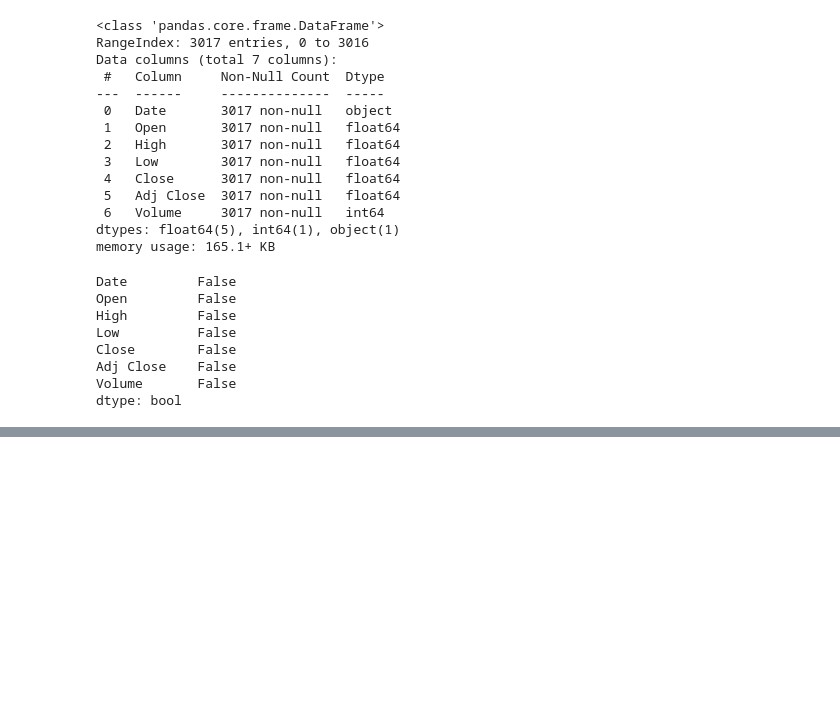
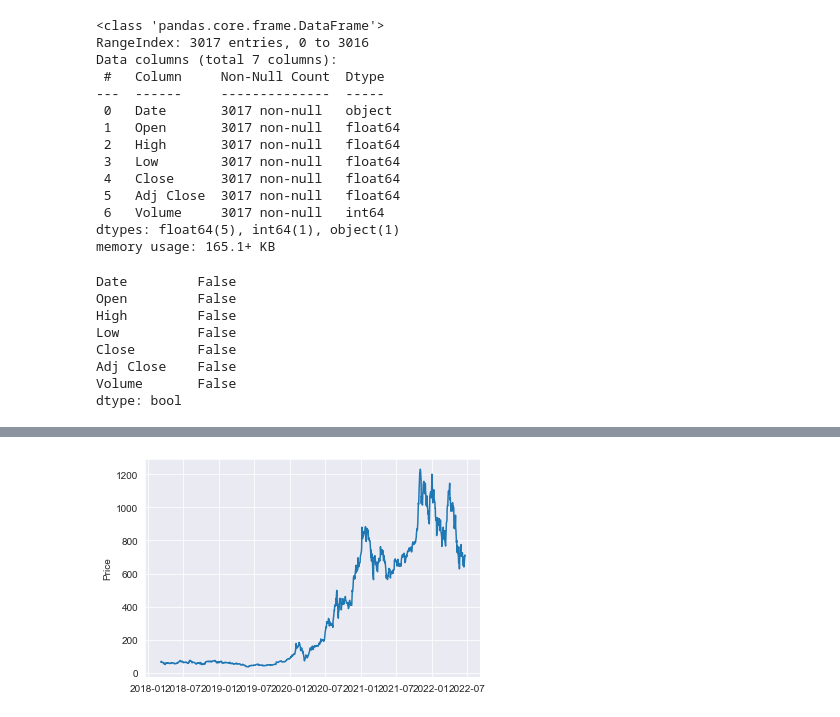
Before and after one commit to bharxhav/EV-India, a Jupyter notebook: ev-battery.ipynb, the cells around one changed output, grey strips where cells are left out. Cells and saved outputs as stored; diff of their text form; code cells hidden in the pictures; blank space fills up the shorter version.

```diff
--- a/ev-battery.ipynb
+++ b/ev-battery.ipynb
@@ -95,0 +152,7 @@ dtype: bool
+# %%
+# In the last three years
+plt.plot(df.iloc[-1080:].Close)
+plt.ylabel('Price')
+plt.show()
+# %% [output]
+[figure, added]
```
Also changed, not shown: parts of 25 cells of this notebook.
